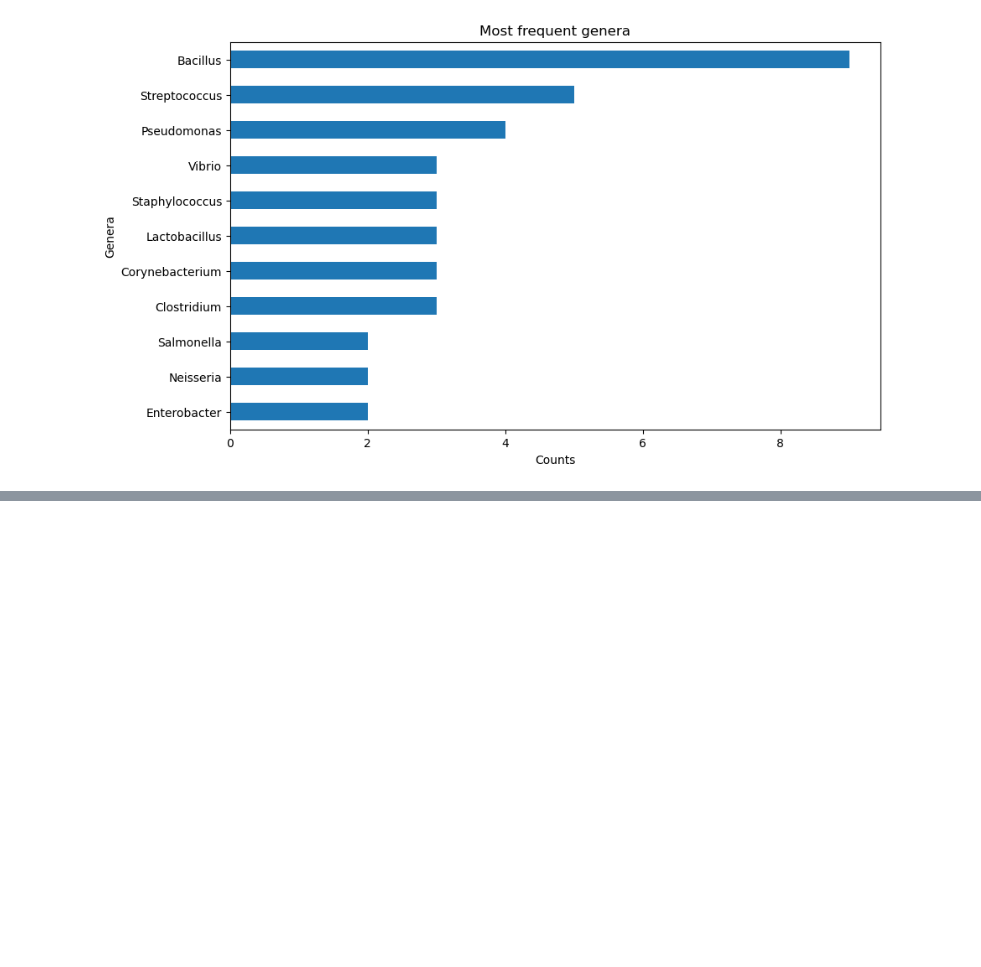
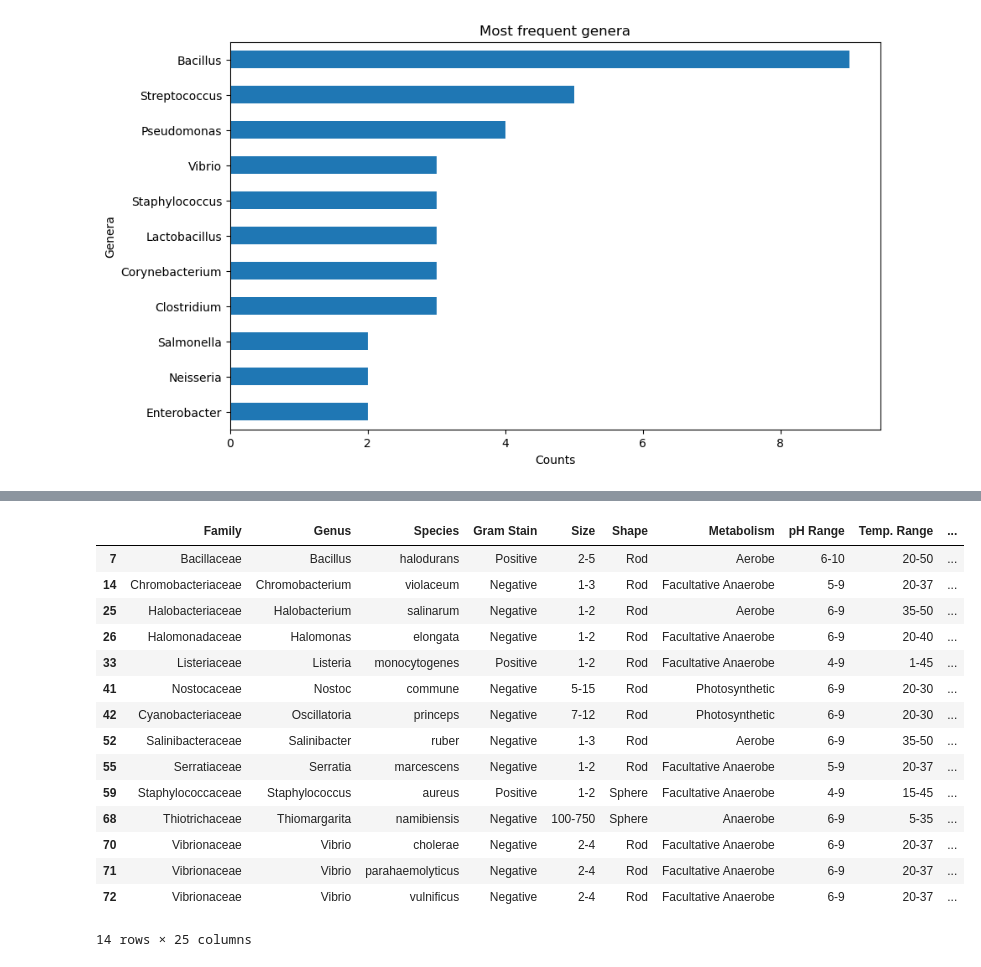
Before and after one commit to kucupwn/MicrobesGrid, a Jupyter notebook: main.ipynb, the cells around one changed output, grey strips where cells are left out. Saved outputs shown, nothing was run; the diff lists cells and outputs as text; code cells hidden in the pictures; blank space fills up the shorter version.

Commit message:
split pH, get pH tolerants

```diff
--- a/main.ipynb
+++ b/main.ipynb
@@ -67,3 +67,10 @@ plt.ylabel("Genera")
 plt.show()
 # %% [output]
 [figure]
+# %%
+# Split pH values into 2 columns, and convert to number
+
+df[["pH Lower", "pH Upper"]] = df["pH Range"].str.split("-", expand=True)
+
+df["pH Lower"] = pd.to_numeric(df["pH Lower"])
+df["pH Upper"] = pd.to_numeric(df["pH Upper"])
@@ -69,0 +93,21 @@ plt.show()
+# %%
+base_tolerant = df[df["pH Upper"] > 8]
+
+display(base_tolerant)
+# %% [output]
+|  | Family | Genus | Species | Gram Stain | Size | Shape | Metabolism | pH Range | Temp. Range | ... |
+| 7 | Bacillaceae | Bacillus | halodurans | Positive | 2-5 | Rod | Aerobe | 6-10 | 20-50 | ... |
+| 14 | Chromobacteriaceae | Chromobacterium | violaceum | Negative | 1-3 | Rod | Facultative Anaerobe | 5-9 | 20-37 | ... |
+| 25 | Halobacteriaceae | Halobacterium | salinarum | Negative | 1-2 | Rod | Aerobe | 6-9 | 35-50 | ... |
+| 26 | Halomonadaceae | Halomonas | elongata | Negative | 1-2 | Rod | Facultative Anaerobe | 6-9 | 20-40 | ... |
+| 33 | Listeriaceae | Listeria | monocytogenes | Positive | 1-2 | Rod | Facultative Anaerobe | 4-9 | 1-45 | ... |
+| 41 | Nostocaceae | Nostoc | commune | Negative | 5-15 | Rod | Photosynthetic | 6-9 | 20-30 | ... |
+| 42 | Cyanobacteriaceae | Oscillatoria | princeps | Negative | 7-12 | Rod | Photosynthetic | 6-9 | 20-30 | ... |
+| 52 | Salinibacteraceae | Salinibacter | ruber | Negative | 1-3 | Rod | Aerobe | 6-9 | 35-50 | ... |
+| 55 | Serratiaceae | Serratia | marcescens | Negative | 1-2 | Rod | Facultative Anaerobe | 5-9 | 20-37 | ... |
+| 59 | Staphylococcaceae | Staphylococcus | aureus | Positive | 1-2 | Sphere | Facultative Anaerobe | 4-9 | 15-45 | ... |
+| 68 | Thiotrichaceae | Thiomargarita | namibiensis | Negative | 100-750 | Sphere | Anaerobe | 6-9 | 5-35 | ... |
+| 70 | Vibrionaceae | Vibrio | cholerae | Negative | 2-4 | Rod | Facultative Anaerobe | 6-9 | 20-37 | ... |
+| 71 | Vibrionaceae | Vibrio | parahaemolyticus | Negative | 2-4 | Rod | Facultative Anaerobe | 6-9 | 20-37 | ... |
+| 72 | Vibrionaceae | Vibrio | vulnificus | Negative | 2-4 | Rod | Facultative Anaerobe | 6-9 | 20-37 | ... |
+14 rows × 25 columns
```
Also changed, not shown: parts of 1 cell of this notebook.
